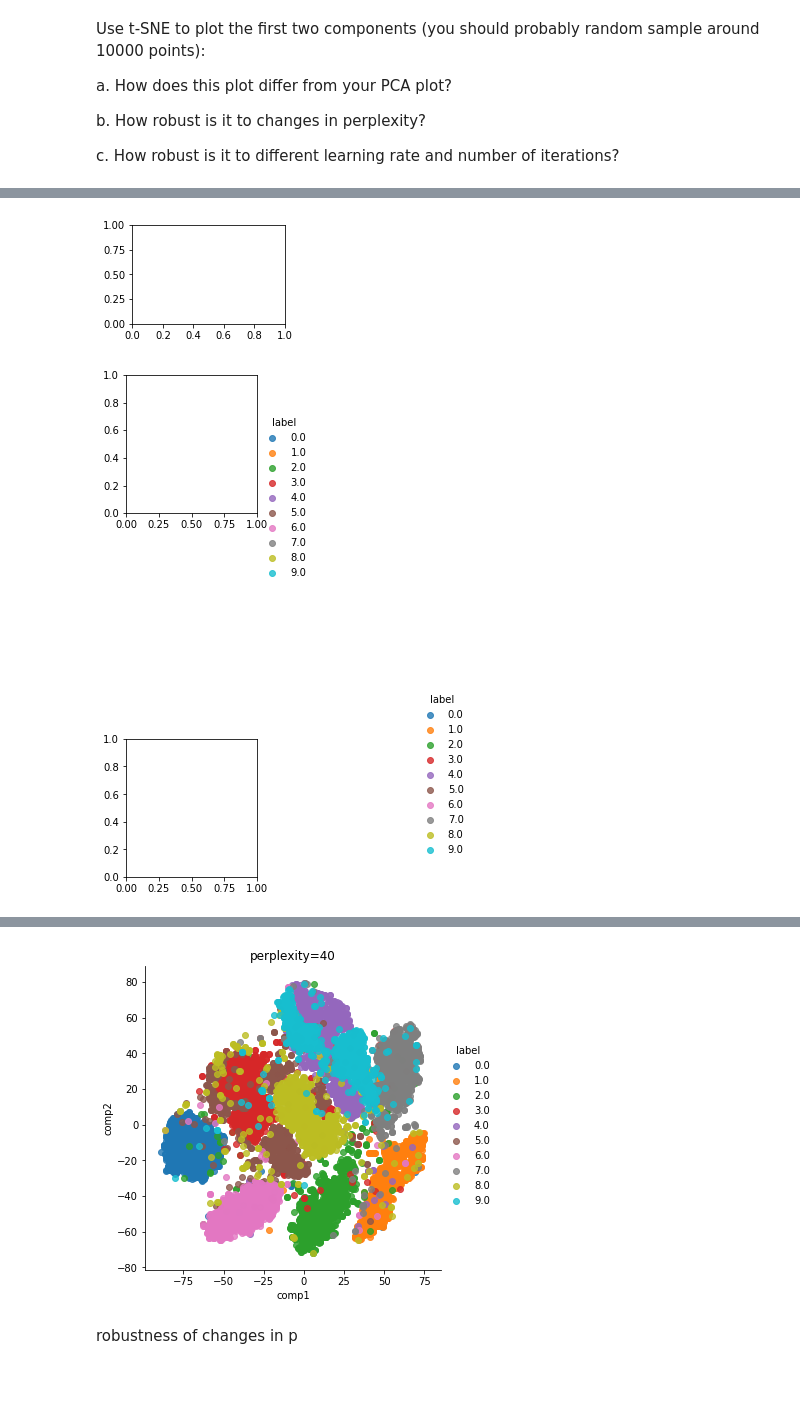
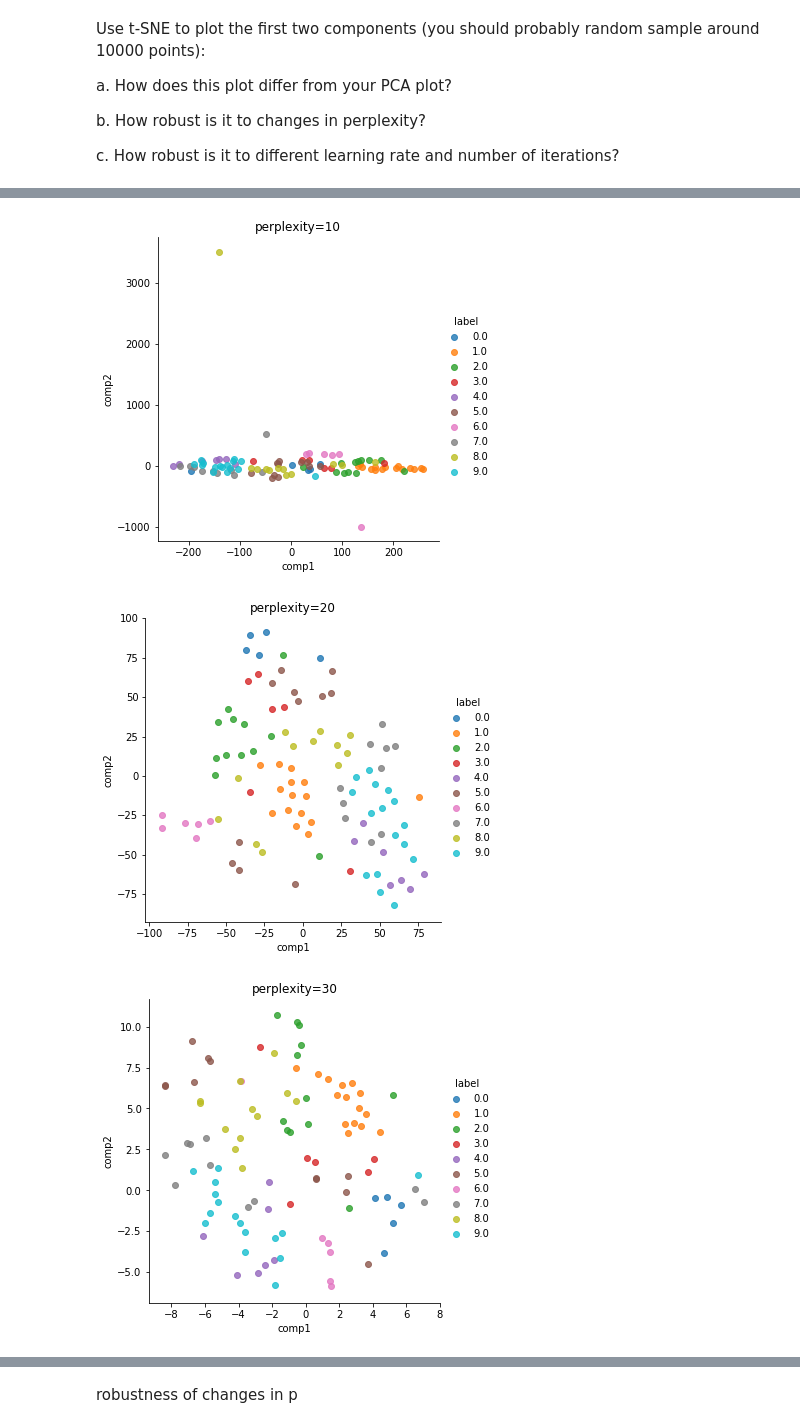
Before and after one commit to benbranchflower/applied_machine_learning, a Jupyter notebook: dimensionality_reduction_and_clustering.ipynb, the cells around one changed output, grey strips where cells are left out. Cells and saved outputs as stored; diff of their text form; code cells hidden in the pictures; blank space fills up the shorter version.

Commit message:
framework mostly complete

```diff
--- a/dimensionality_reduction_and_clustering.ipynb
+++ b/dimensionality_reduction_and_clustering.ipynb
@@ -95,7 +106,7 @@ b. How robust is it to changes in perplexity?
 
 c. How robust is it to different learning rate and number of iterations?
 # %%
-rows = np.random.randint(low=0, high=X.shape[0], size = 10000) # to reduce runtime
+rows = np.random.randint(low=0, high=X.shape[0], size = 1000) # to reduce runtime
 # %%
 def tsne(n_components=2,perplexity=50, n_iter=1000, learning_rate=200, verbose=1,
         random_state=seed):
@@ -104,4 +115,4 @@ def tsne(n_components=2,perplexity=50, n_iter=1000, learning_rate=200, verbose=1
     tsne_results = tsne_.fit_transform(X_pca[rows,:])
     df_tsne = pd.DataFrame(tsne_results, columns=['comp1', 'comp2'])
     df_tsne['label'] = y[rows]
-    sns.lmplot(x='comp1', y='comp2', data=df_tsne, hue='label', fit_reg=False)
+    return df_tsne
@@ -128,5 +119,4 @@ tsne_results = tsne_.fit_transform(X_pca[rows,:])
 # %%
-df_tsne = pd.DataFrame(tsne_results, columns=['comp1', 'comp2'])
-df_tsne['label'] = y[rows]
-sns.lmplot(x='comp1', y='comp2', data=df_tsne, hue='label', fit_reg=False)
+out = tsne()
+sns.lmplot(x='comp1', y='comp2', data=out, hue='label', fit_reg=False)
 # %% [output]
@@ -155,9 +132,9 @@ tsne()
 # %%
-for i, p in enumerate([10,20,30,40]):
-    plt.subplot(2, 2, i + 1)
-    tsne(perplexity=p, verbose=0)
+for p in [10,20,30,40]:
+    out = tsne(perplexity=p, verbose=0)
+    sns.lmplot(x='comp1', y='comp2', data=out, hue='label', fit_reg=False)
     plt.title(f'perplexity={p}')
 # %% [output]
-[figure, old version]
+[figure, new version]
-[figure, old version]
+[figure, new version]
-[figure, old version]
+[figure, new version]
@@ -165,4 +142,3 @@ for i, p in enumerate([10,20,30,40]):
-[figure, removed]
 # %% [markdown]
 robustness of changes in p
 # %%
```
Also changed, not shown: parts of 19 cells of this notebook.
